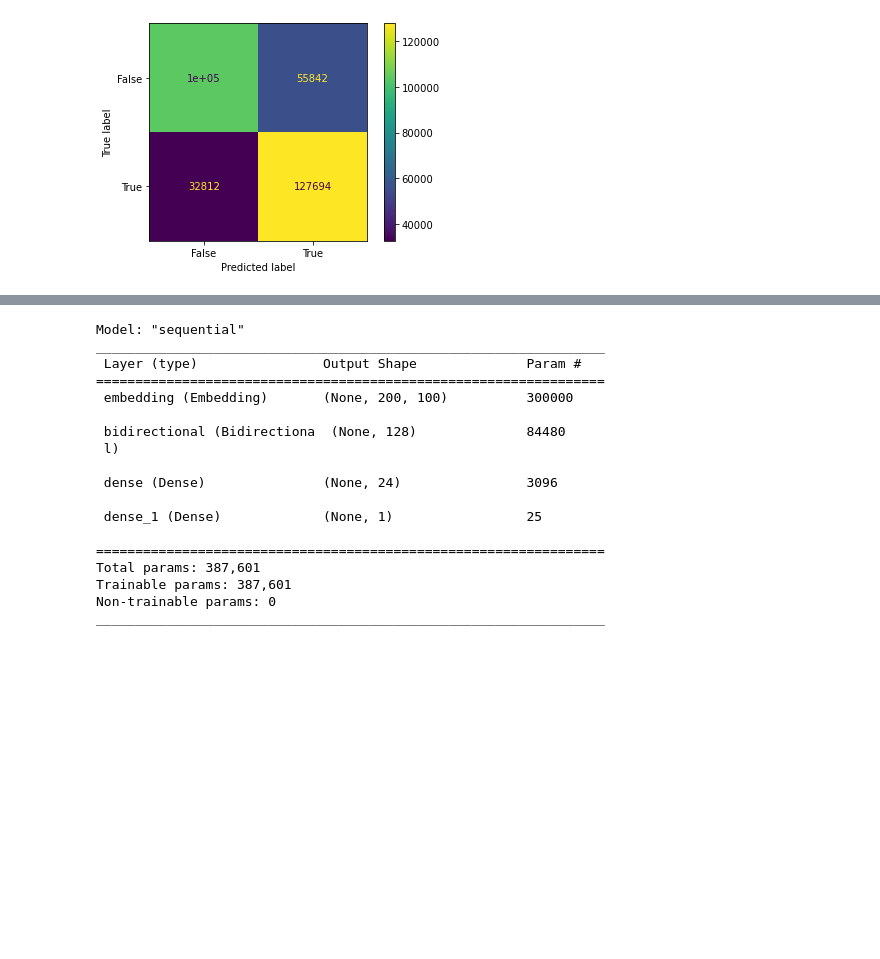
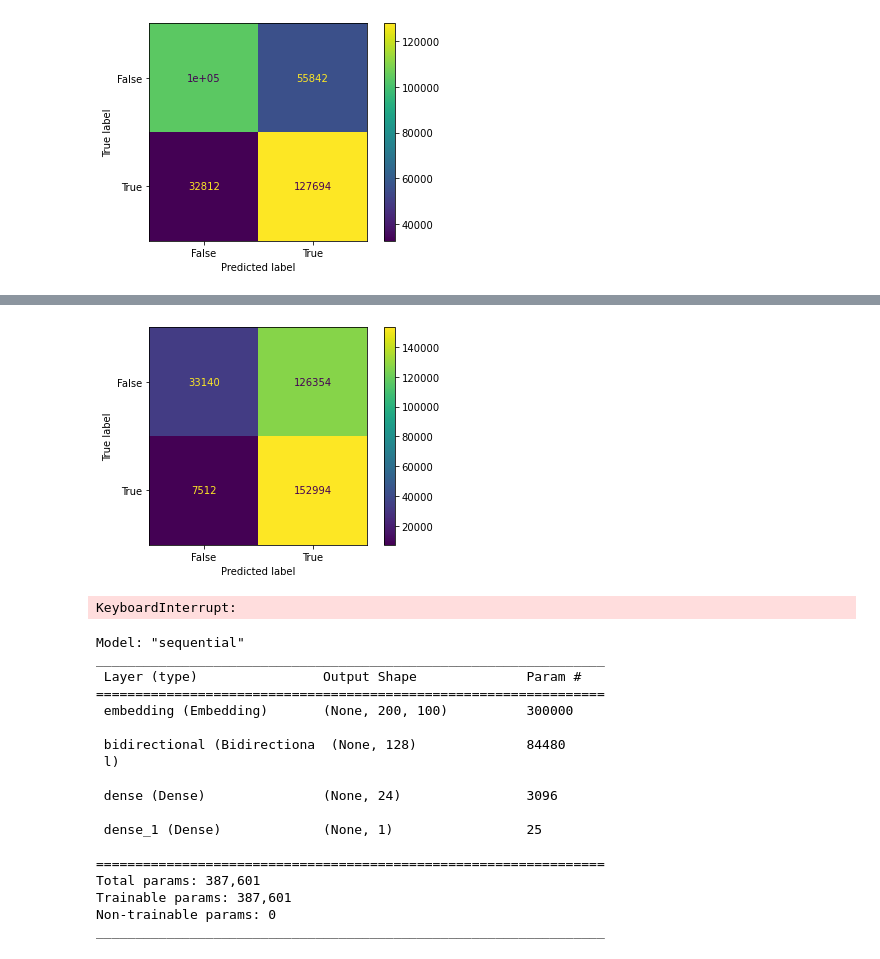
Before and after one commit to thomson18/sentiment_analysis, a Jupyter notebook: sentiment_analysis.ipynb, the cells around one changed output, grey strips where cells are left out. Drawn from its saved outputs; the diff is of its cells as text; code cells hidden in the pictures; blank space fills up the shorter version.

```diff
--- a/sentiment_analysis.ipynb
+++ b/sentiment_analysis.ipynb
@@ -471,3 +471,26 @@ cm_display_xg.plot()
 plt.show()
 # %% [output]
 [figure]
+# %%
+from sklearn.tree import DecisionTreeClassifier
+from sklearn.metrics import classification_report, confusion_matrix, ConfusionMatrixDisplay
+import matplotlib.pyplot as plt
+
+# Create an instance of DecisionTreeClassifier
+dt = DecisionTreeClassifier(max_depth=10, random_state=42)
+
+# Train the Decision Tree model
+dt_model = dt.fit(X_train_tfidf, y_train)
+
+# Make predictions on the test data
+y_pred_dt = dt_model.predict(X_test_tfidf)
+
+# Calculate the Confusion matrix for Decision Tree model
+conf_mat_dt = confusion_matrix(y_test, y_pred_dt)
+
+# Create a ConfusionMatrixDisplay object for visualization
+cm_display_dt = ConfusionMatrixDisplay(confusion_matrix=conf_mat_dt, display_labels=[False, True])
+
+# Print the classification report
+print("Classification Report:")
+print(classification_report(y_test, y_pred_dt))
@@ -473,0 +507,6 @@ plt.show()
+# %%
+# Plot the confusion matrix
+cm_display_dt.plot()
+plt.show()
+# %% [output]
+[figure, added]
@@ -473,0 +515,34 @@ plt.show()
+# %%
+from sklearn.ensemble import RandomForestClassifier
+from sklearn.svm import SVC
+from sklearn.ensemble import GradientBoostingClassifier
+
+# Random Forest
+# rf = RandomForestClassifier(random_state=42)
+# rf_model = rf.fit(X_train_tfidf, y_train)
+# y_pred_rf = rf_model.predict(X_test_tfidf)
+# rf_metrics = metrics(y_test, y_pred_rf)
+
+# Support Vector Machines (SVM)
+# svm = SVC(random_state=42)
+# svm_model = svm.fit(X_train_tfidf, y_train)
+# y_pred_svm = svm_model.predict(X_test_tfidf)
+# svm_metrics = metrics(y_test, y_pred_svm)
+
+# # Gradient Boosting
+gb = GradientBoostingClassifier(random_state=42)
+gb_model = gb.fit(X_train_tfidf, y_train)
+y_pred_gb = gb_model.predict(X_test_tfidf)
+gb_metrics = metrics(y_test, y_pred_gb)
+
+# Print the classification reports
+# print("Random Forest Classification Report:")
+# print(classification_report(y_test, y_pred_rf))
+
+# print("SVM Classification Report:")
+# print(classification_report(y_test, y_pred_svm))
+
+print("Gradient Boosting Classification Report:")
+print(classification_report(y_test, y_pred_gb))
+# %% [output]
+KeyboardInterrupt:
```
Also changed, not shown: parts of 9 cells of this notebook.
